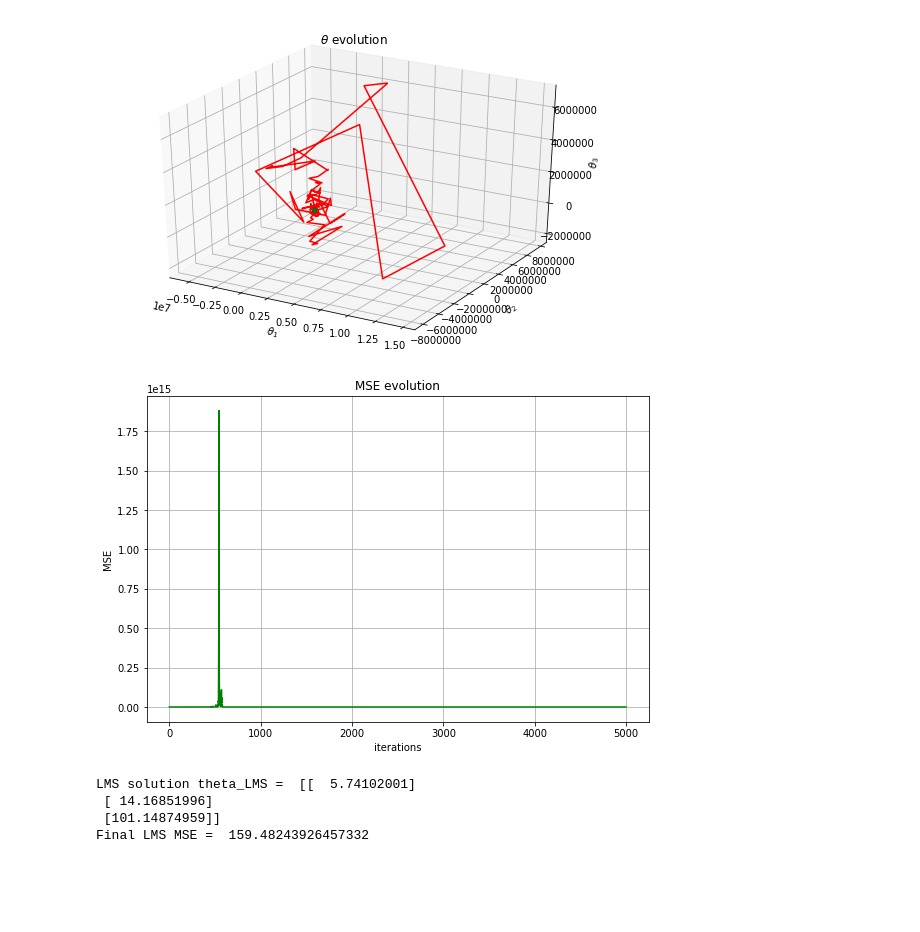
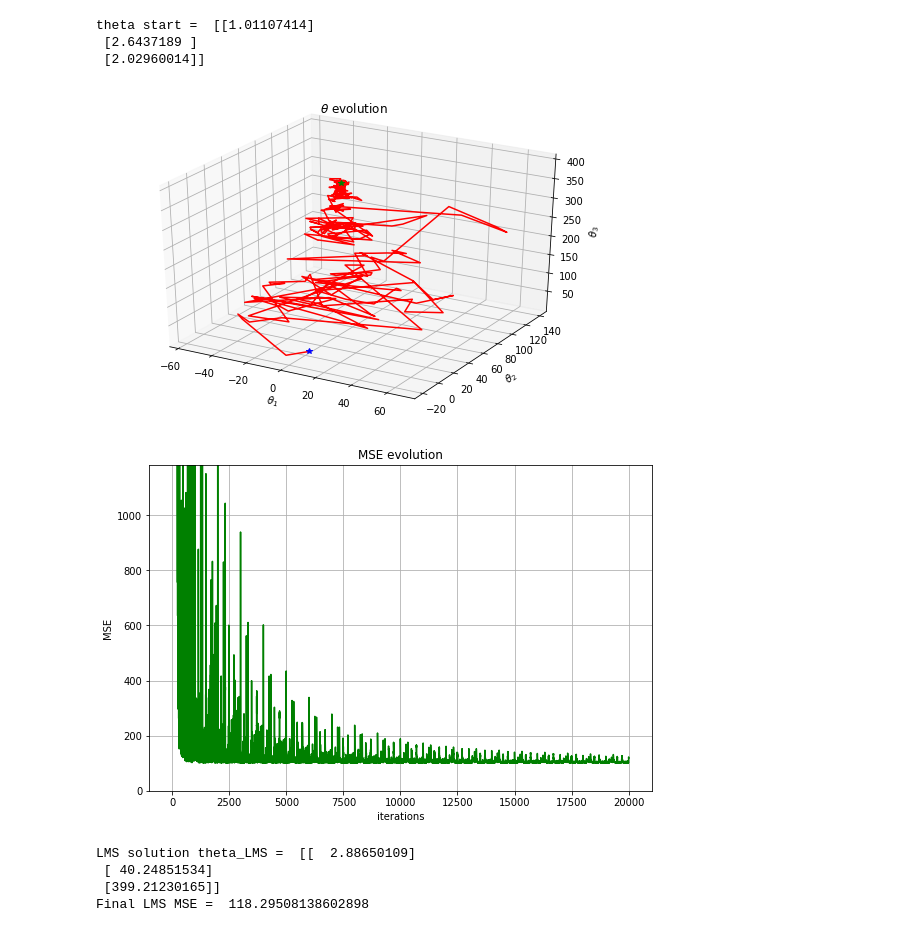
Before and after one commit to nidhin-koshy/Notebooks, a Jupyter notebook: Regression.ipynb, the cells around one changed output. Drawn from its saved outputs; the diff is of its cells as text; code cells hidden in the pictures; blank space fills up the shorter version.

```diff
--- a/Regression.ipynb
+++ b/Regression.ipynb
@@ -11,4 +18,5 @@ Regression where the class of regression functions are restricted to linear or a
 # %%
+# Let us generate synthetic data points assuming a two-dimensional input variable and an affine map between the input variable and the output variable.
 import numpy as np
 import math
 import matplotlib.pyplot as plt
@@ -18,29 +26,27 @@ def mean_squared_error(output_var,input_var,theta):
   error = output_var-np.matmul(input_var,theta)
   return (np.linalg.norm(error)**2)/np.size(error)
 
-theta = np.array([[3.2, 14.1, 100]]).transpose() # the third element corresponds to the constant component.
+num_samples = 1000;
+noise_var = 100; #variance of additive Gaussian noise added to the output.
+theta_true = np.array([[3.2, 40.1, 400]]).transpose() # the third element corresponds to the constant component.
+input_var_range = 20 # the range of input variables will be from [-input_var_range, input_var_range]
 #print(theta)
-num_samples = 1000;
-x = np.random.rand(num_samples,2)*10 - 5 # generate random input points
-x1 = np.concatenate((x, np.ones((num_samples,1),dtype=x.dtype)), axis=1) #append all ones column to x
 
-y = np.matmul(x1,theta) # noiseless linear output
-temp =  10*np.random.randn(num_samples,1)
-y1 = y + temp # add Gaussian noise to the output
+x = np.random.rand(num_samples,2)*2*input_var_range - input_var_range # generate uniformly distributed random input points
+x1 = np.concatenate((x, np.ones((num_samples,1),dtype=x.dtype)), axis=1) # append all ones column to x. This is required to estimate the bias
 
-#Noisy observation of independent variables
-#x2 = x+np.random.randn(num_samples,2)*2
-#x1 = np.concatenate((x2, np.ones((num_samples,1),dtype=x.dtype)), axis=1) #append all ones column to x
-
+y = np.matmul(x1,theta_true) # noiseless linear output
+noise_samples =  math.sqrt(noise_var)*np.random.randn(num_samples,1) #generate noise samples
+y1 = y + noise_samples # add noise samples to the output
 
 #print(y[1:5])
 #print(y1[1:5])
 
 plt.figure(figsize=(9,6))
-ax = plt.axes(projection='3d')
+ax = plt.axes(projection='3d') #initialize a 3D-plot
 
-ax.plot_trisurf(x[:,0], x[:,1], y[:,0])
-ax.plot(x[:,0], x[:,1], y1[:,0],'.r')
+ax.plot_trisurf(x1[:,0], x1[:,1], y[:,0]) #plot the affine-plane using the noise-less output
+ax.plot(x1[:,0], x1[:,1], y1[:,0],'.r')   #plot the noisy samples
 
 ax.set_xlabel('$x_1$')
 ax.set_ylabel('$x_2$')
@@ -91,6 +97,7 @@ where $\mu_n$ is known as the learning rate or stepsize of the update rule.
 # %%
-num_iter = 5
-mu = .1
+num_iter = 20
+mu = 1/np.mean(np.linalg.norm(x1,axis=1)**2)
+print("mean of norm of x1 = ", np.mean(np.linalg.norm(x1,axis=1)) )
 theta = 5*np.random.rand(3,1)
 theta_evol = theta
 mse_evol = np.array(mean_squared_error(y1,x1,theta))
@@ -122,6 +129,7 @@ plt.plot(mse_evol,'-g')
 plt.grid()
 plt.xlabel('iterations')
 plt.ylabel('MSE')
+plt.ylim((0, 10*mean_squared_error(y1,x1,theta)))
 plt.title('MSE evolution')
 plt.show()
 
@@ -151,8 +165,11 @@ The LMS update rule is
 # %%
 #LMS
 # num_iter = 5
-mu = .1
+mu = 1
+
+
 theta = 5*np.random.rand(3,1)
+print("theta start = ", theta)
 theta_evol = theta
 mse_evol = np.array(mean_squared_error(y1,x1,theta))
 iter_count = 1;
@@ -161,7 +178,7 @@ for count in range(num_iter):
     stepsize = (mu/iter_count)
     iter_count = count+1
     grad_theta = -(y1[count_inner:count_inner+1,0] - np.matmul(x1[count_inner:count_inner+1,:],theta))
-    grad_theta = x1[count_inner:count_inner+1,:].T* grad_theta
+    grad_theta = x1[count_inner:count_inner+1,:].T* grad_theta/(np.linalg.norm(x1[count_inner:count_inner+1,:])**2) #normalizing the gradient with respect to x.
     #print(grad_theta)
     theta1 = theta- stepsize*grad_theta
     theta_evol = np.concatenate((theta_evol,theta1),axis=1)
@@ -170,36 +187,40 @@ for count in range(num_iter):
     theta = theta1
     mse_evol = np.append(mse_evol,mean_squared_error(y1,x1,theta))
 
 plt.figure(figsize=(9,6))
 
 ax = plt.axes(projection='3d')
 
 ax.plot(theta_evol[0,:],theta_evol[1,:], theta_evol[2,:],'-r')
 ax.plot(theta_evol[0,0:1],theta_evol[1,0:1], theta_evol[2,0:1],'b*')
 ax.plot(theta_evol[0,-1:],theta_evol[1,-1:], theta_evol[2,-1:],'g*')
 
 plt.grid()
 ax.set_xlabel(r'$\theta_1$')
 ax.set_ylabel(r'$\theta_2$')
 ax.set_zlabel(r'$\theta_3$')
 plt.title(r'$\theta$' ' evolution')
 plt.show()
 
 plt.figure(figsize=(9,6))
 plt.plot(mse_evol,'-g')
 plt.grid()
 plt.xlabel('iterations')
 plt.ylabel('MSE')
+plt.ylim((0,10*mean_squared_error(y1,x1,theta)))
 plt.title('MSE evolution')
 plt.show()
 
 
 print("LMS solution theta_LMS = ", theta)
 print("Final LMS MSE = ", mean_squared_error(y1,x1,theta))
 # %% [output]
+theta start =  [[1.01107414]
+ [2.6437189 ]
+ [2.02960014]]
-[figure, old version]
+[figure, new version]
-[figure, old version]
+[figure, new version]
-LMS solution theta_LMS =  [[  5.74102001]
- [ 14.16851996]
- [101.14874959]]
-Final LMS MSE =  159.48243926457332
+LMS solution theta_LMS =  [[  2.88650109]
+ [ 40.24851534]
+ [399.21230165]]
+Final LMS MSE =  118.29508138602898
```
Also changed, not shown: parts of 9 cells of this notebook.
